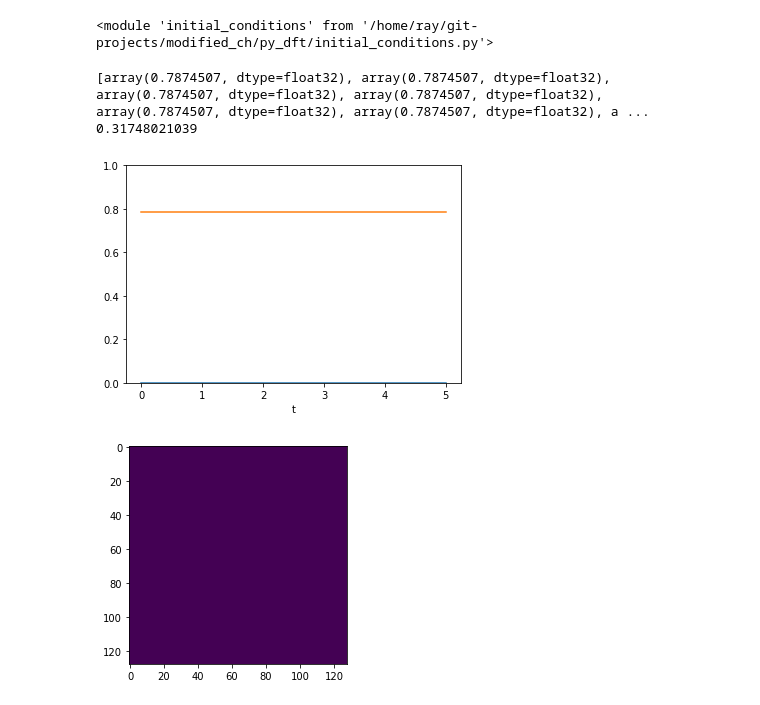
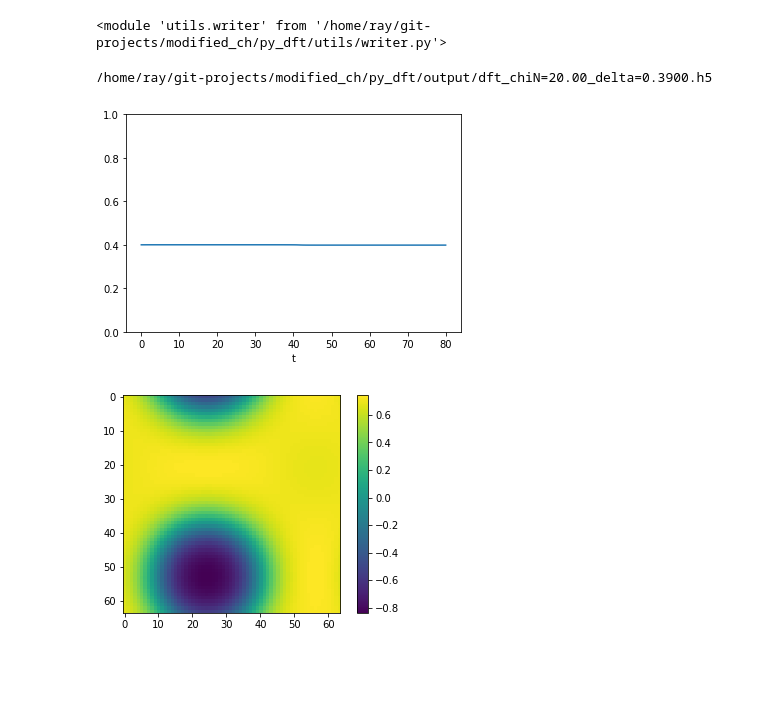
Before and after one commit to ray-chew/modified_ch, a Jupyter notebook: py_dft/visualiser.ipynb, the cells around one changed output. Drawn from its saved outputs; the diff is of its cells as text; code cells hidden in the pictures; blank space fills up the shorter version.

Commit message:
fixed visualiser - should be correct now but with nuclear option of declaring cwd

```diff
--- a/py_dft/visualiser.ipynb
+++ b/py_dft/visualiser.ipynb
@@ -7,8 +7,9 @@ import initial_conditions
 from utils import writer
 import importlib
 importlib.reload(initial_conditions)
+importlib.reload(writer)
 # %% [output]
-<module 'initial_conditions' from '/home/ray/git-projects/modified_ch/py_dft/initial_conditions.py'>
+<module 'utils.writer' from '/home/ray/git-projects/modified_ch/py_dft/utils/writer.py'>
 # %%
 init = initial_conditions.ic()
 options = init.options
@@ -21,41 +22,44 @@ dt = options['dt']
 
 lv = int(it/100)
 
-io = writer.writer(prefix,chiN,delta)
-# writer.path = writer.get_file_path(base_output_folder='./output/')
+io = utils.writer.writer(prefix,chiN,delta)
+# print(io.path)
+# io.path = io.get_file_path(base_output_folder='./output/')
+io.path = io.get_file_path('/home/ray/git-projects/modified_ch/py_dft/output/')
+print(io.path)
 its = np.arange(0,it,lv)
 
 t = np.arange(0,it/lv)*dt*lv
 
 # arr = io.get_dataset('energy', 1000)
 # print(arr)
 
 energy = []
 for it in its:
     arr = io.get_dataset('energy',it)
     energy.append(arr)
 
 avg_conc = []
 for it in its:
     arr = io.get_dataset('avg_conc',it)
     avg_conc.append(arr)
 
-print(energy)
-print(options['delta'])
+# print(energy)
+# print(options['delta'])
 
 fig2 = plt.figure()
 plt.xlabel('t')
 plt.plot(t,avg_conc)
 plt.plot(t,energy)
 plt.ylim([0,1])
 plt.show()
 
 order_param = io.get_dataset('order_parameter',options['it']-1)
 fig = plt.figure()
 plt.imshow(order_param)
+plt.colorbar()
 plt.show()
 # %% [output]
-[array(0.7874507, dtype=float32), array(0.7874507, dtype=float32), array(0.7874507, dtype=float32), array(0.7874507, dtype=float32), array(0.7874507, dtype=float32), array(0.7874507, dtype=float32), a ...
-0.31748021039
+/home/ray/git-projects/modified_ch/py_dft/output/dft_chiN=20.00_delta=0.3900.h5
-[figure, old version]
+[figure, new version]
-[figure, old version]
+[figure, new version]
```
Also changed, not shown: parts of 3 cells of this notebook, 1 other file.
